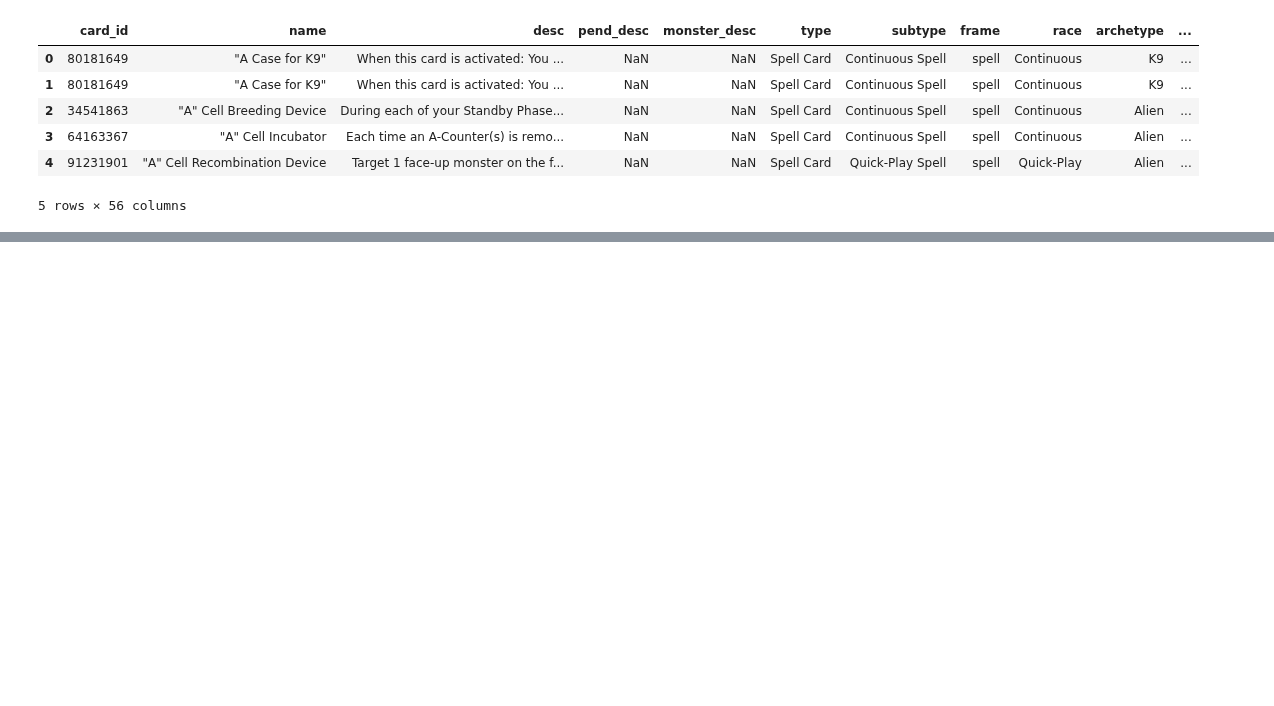
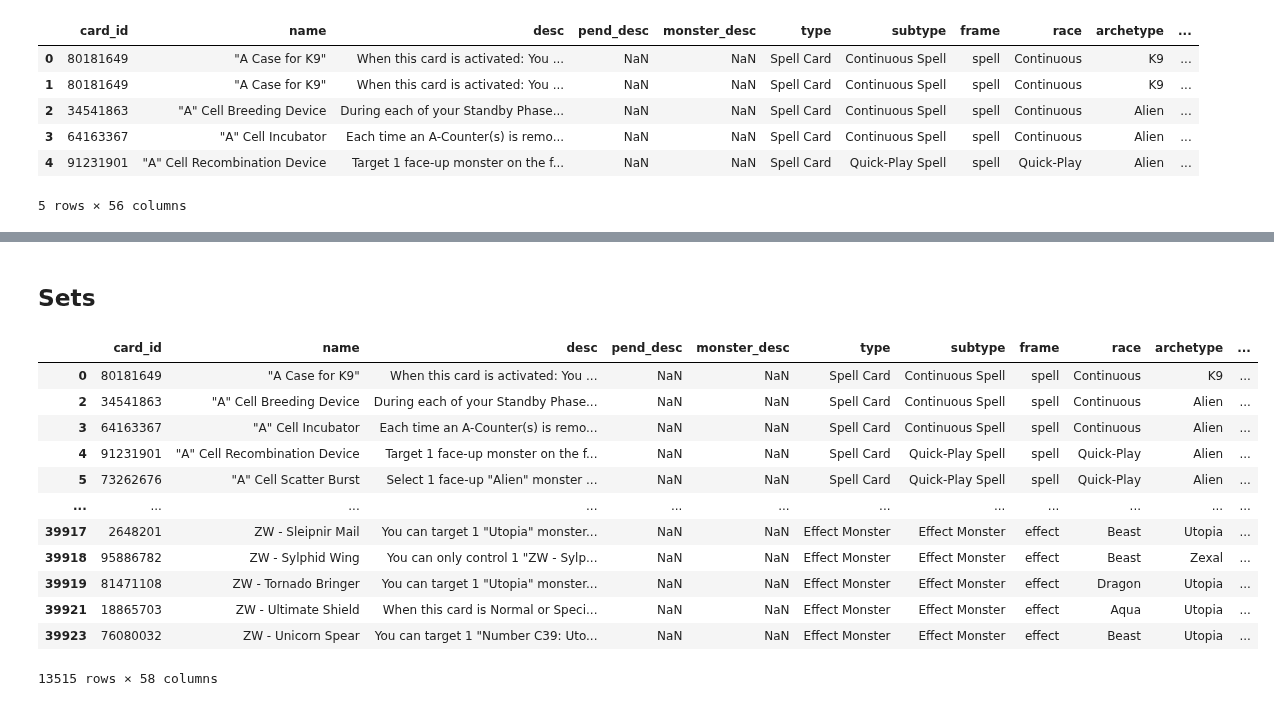
Before and after one commit to mlchrzan/Heart-of-the-Cards, a Jupyter notebook: Code/demograph explore.ipynb, the cells around one changed output, grey strips where cells are left out. Cells and saved outputs as stored; diff of their text form; code cells hidden in the pictures; blank space fills up the shorter version.

```diff
--- a/Code/demograph explore.ipynb
+++ b/Code/demograph explore.ipynb
@@ -261,3 +261,21 @@ fig = px.bar(
 )
 fig.update_yaxes(showgrid=False)
 fig.update_layout(xaxis_title='Description Length (characters)', yaxis_title='Card Name')
+# %% [markdown]
+## Sets
+# %%
+data
+# %% [output]
+|  | card_id | name | desc | pend_desc | monster_desc | type | subtype | frame | race | archetype | ... |
+| 0 | 80181649 | "A Case for K9" | When this card is activated: You ... | NaN | NaN | Spell Card | Continuous Spell | spell | Continuous | K9 | ... |
+| 2 | 34541863 | "A" Cell Breeding Device | During each of your Standby Phase... | NaN | NaN | Spell Card | Continuous Spell | spell | Continuous | Alien | ... |
+| 3 | 64163367 | "A" Cell Incubator | Each time an A-Counter(s) is remo... | NaN | NaN | Spell Card | Continuous Spell | spell | Continuous | Alien | ... |
+| 4 | 91231901 | "A" Cell Recombination Device | Target 1 face-up monster on the f... | NaN | NaN | Spell Card | Quick-Play Spell | spell | Quick-Play | Alien | ... |
+| 5 | 73262676 | "A" Cell Scatter Burst | Select 1 face-up "Alien" monster ... | NaN | NaN | Spell Card | Quick-Play Spell | spell | Quick-Play | Alien | ... |
+| ... | ... | ... | ... | ... | ... | ... | ... | ... | ... | ... | ... |
+| 39917 | 2648201 | ZW - Sleipnir Mail | You can target 1 "Utopia" monster... | NaN | NaN | Effect Monster | Effect Monster | effect | Beast | Utopia | ... |
+| 39918 | 95886782 | ZW - Sylphid Wing | You can only control 1 "ZW - Sylp... | NaN | NaN | Effect Monster | Effect Monster | effect | Beast | Zexal | ... |
+| 39919 | 81471108 | ZW - Tornado Bringer | You can target 1 "Utopia" monster... | NaN | NaN | Effect Monster | Effect Monster | effect | Dragon | Utopia | ... |
+| 39921 | 18865703 | ZW - Ultimate Shield | When this card is Normal or Speci... | NaN | NaN | Effect Monster | Effect Monster | effect | Aqua | Utopia | ... |
+| 39923 | 76080032 | ZW - Unicorn Spear | You can target 1 "Number C39: Uto... | NaN | NaN | Effect Monster | Effect Monster | effect | Beast | Utopia | ... |
+13515 rows × 58 columns
```
Also changed, not shown: parts of 7 cells of this notebook, 2 other files.
